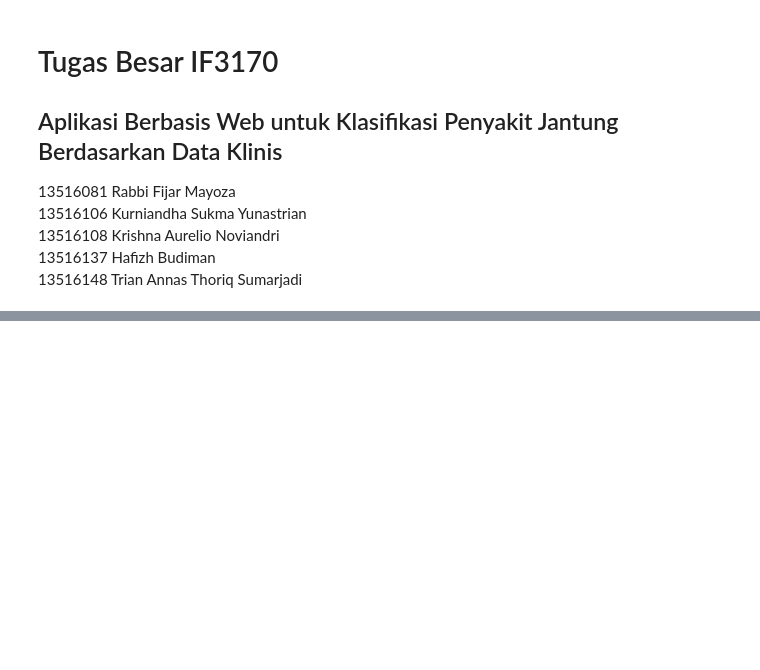
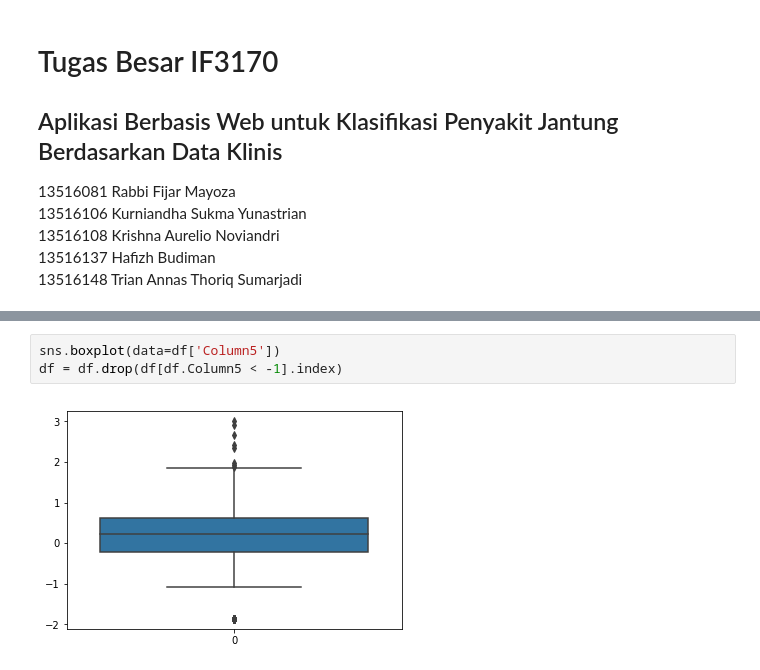
Before and after one commit to neonoia/HeartDisease, a Jupyter notebook: Tubes2A_13516081.ipynb, the cells around one changed output, grey strips where cells are left out. Drawn from its saved outputs; the diff is of its cells as text; blank space fills up the shorter version.

```diff
--- a/Tubes2A_13516081.ipynb
+++ b/Tubes2A_13516081.ipynb
@@ -259,0 +123,5 @@ Recall score:  0.5774647887323944
+# %%
+sns.boxplot(data=df['Column5'])
+df = df.drop(df[df.Column5 < -1].index)
+# %% [output]
+[figure, added]
```
Also changed, not shown: parts of 72 cells of this notebook, 1 other file.
